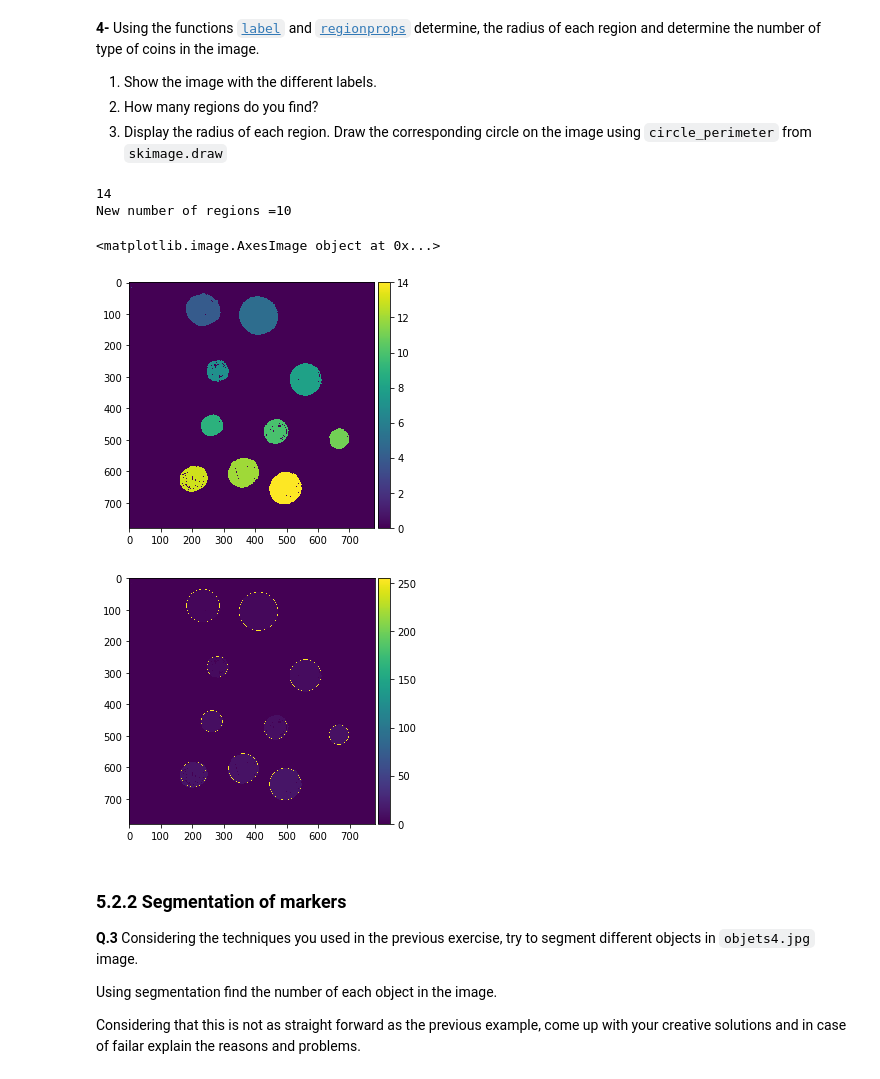
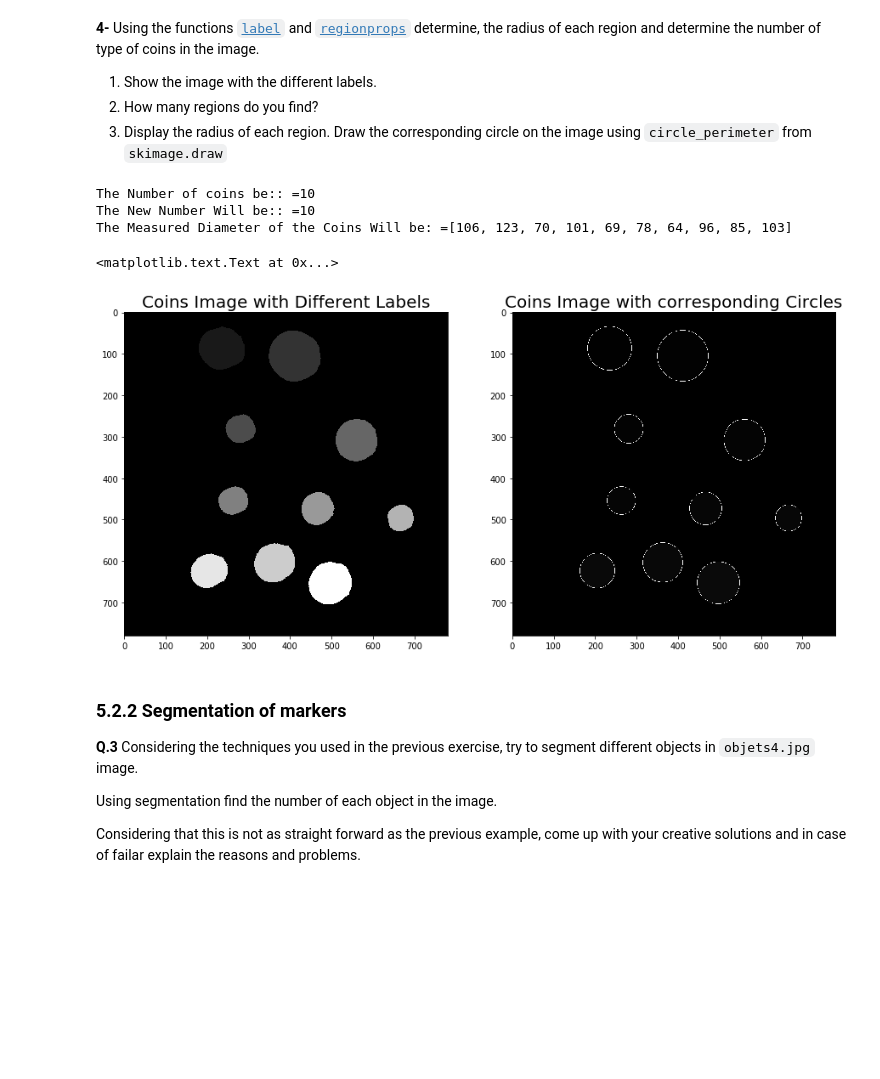
Before and after one commit to kamruleee51/B31XB-IIP-TP-1718, a Jupyter notebook: 5-morpho-segmentation/5-morpho-segmentation.ipynb, the cells around one changed output. Saved outputs shown, nothing was run; the diff lists cells and outputs as text; code cells hidden in the pictures; blank space fills up the shorter version.

```diff
--- a/5-morpho-segmentation/5-morpho-segmentation.ipynb
+++ b/5-morpho-segmentation/5-morpho-segmentation.ipynb
@@ -101,7 +159,2 @@ imshow(ScaledCoins,cmap='gray')
 # %% [markdown]
 **2-** Threshold the image using a global Otsu's thresholding (check `skimage.filters`) after converting the image into gray scale. Display the thresholded image.
-# %%
-GrayCoins= rgb2gray(ScaledCoins)
-threshold_coins= threshold_otsu(GrayCoins,nbins=256)
-coins_Otsu = GrayCoins > threshold_coins
-imshow(coins_Otsu)
@@ -110,0 +161,14 @@ imshow(coins_Otsu)
+# %%
+Gray_Coins= rgb2gray(ScaledCoins)
+Threshold_coins= filters.threshold_otsu(GrayCoins,nbins=256)
+Output_Otsu_Coins = GrayCoins <= Threshold_coins
+Output_Otsu_Coins_Inverted=np.invert(Output_Otsu_Coins)
+
+fig, axes = plt.subplots(nrows=1, ncols=2, figsize=(15, 15))
+ax0, ax1= axes.ravel()
+
+ax0.imshow(Output_Otsu_Coins,cmap='gray')
+ax1.imshow(Output_Otsu_Coins_Inverted,cmap='gray')
+
+ax0.set_xlabel('Thresholding Coins Using Otsu',fontsize=20)
+ax1.set_xlabel('Thresholding Inverted Coins Using Otsu',fontsize=20)
@@ -138,32 +206,42 @@ ax3.set_title('Clean using opening',fontsize=25)
 1. How many regions do you find?
 1. Display the radius of each region. Draw the corresponding circle on the image using `circle_perimeter` from `skimage.draw`
 # %%
-ImageLabels, NumRegions = label(binaryclosing, background=1, return_num=True)
-plt.figure()
-imshow(ImageLabels)
-print (NumRegions)
+Coin_Image_Labels, Coin_Num_Regions = label(Clean_closing_disk_10, neighbors=None, background=0, return_num=True)
+Output_Coin_Image_Labels, Coin_Num_Regions = label(Clean_closing_disk_10, neighbors=None, background=0, return_num=True)
+print('The Number of coins be:: =' + str(Coin_Num_Regions))
 
-Img_properties = regionprops(ImageLabels)
+Img_properties = regionprops(Output_Coin_Image_Labels)
 a = 0
 for i, regions in enumerate(Img_properties):
     r = regions
     if r.filled_area < 2660 or r.filled_area > 100000:
         continue
     a += 1
     point = r.centroid
     radius = r.equivalent_diameter / 2
     circle = circle_perimeter(int(point[0]), int(point[1]), int(radius))
-    ImageLabels[circle[0], circle[1]] = 255
+    Output_Coin_Image_Labels[circle[0], circle[1]] = 255
 
-print('New number of regions =' + str(a))
-plt.figure()
-imshow(ImageLabels)
+print('The New Number Will be:: =' + str(a))
+
+Measured_Properties = regionprops(Coin_Image_Labels)
+Dia_of_Coins = [int(Iterator.equivalent_diameter) for Iterator in Measured_Properties]
+print('The Measured Diameter of the Coins Will be: =' + str(Dia_of_Coins))
+
+fig, axes = plt.subplots(nrows=1, ncols=2, figsize=(15, 15))
+ax0, ax1 = axes.ravel()
+
+ax0.imshow(Coin_Image_Labels,cmap='gray')
+ax1.imshow(Output_Coin_Image_Labels,cmap='gray')
+
+ax0.set_title('Coins Image with Different Labels',fontsize=20)
+ax1.set_title('Coins Image with corresponding Circles',fontsize=20)
 # %% [output]
-14
-New number of regions =10
+The Number of coins be:: =10
+The New Number Will be:: =10
+The Measured Diameter of the Coins Will be: =[106, 123, 70, 101, 69, 78, 64, 96, 85, 103]
-<matplotlib.image.AxesImage object at 0x...>
+<matplotlib.text.Text at 0x...>
-[figure, old version]
+[figure, new version]
-[figure, removed]
 # %% [markdown]
 ### 5.2.2 Segmentation of markers
 
```
Also changed, not shown: parts of 14 cells of this notebook.
